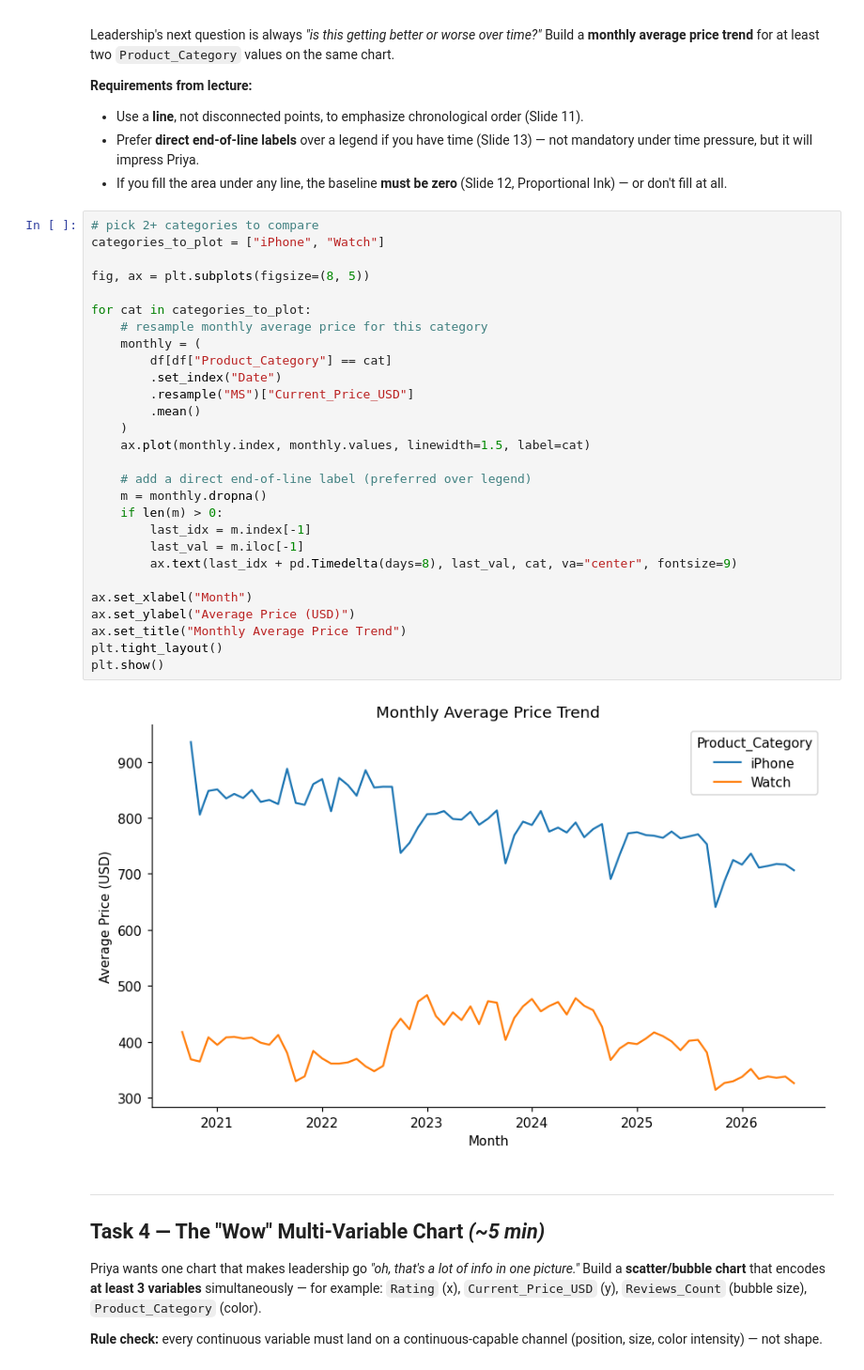
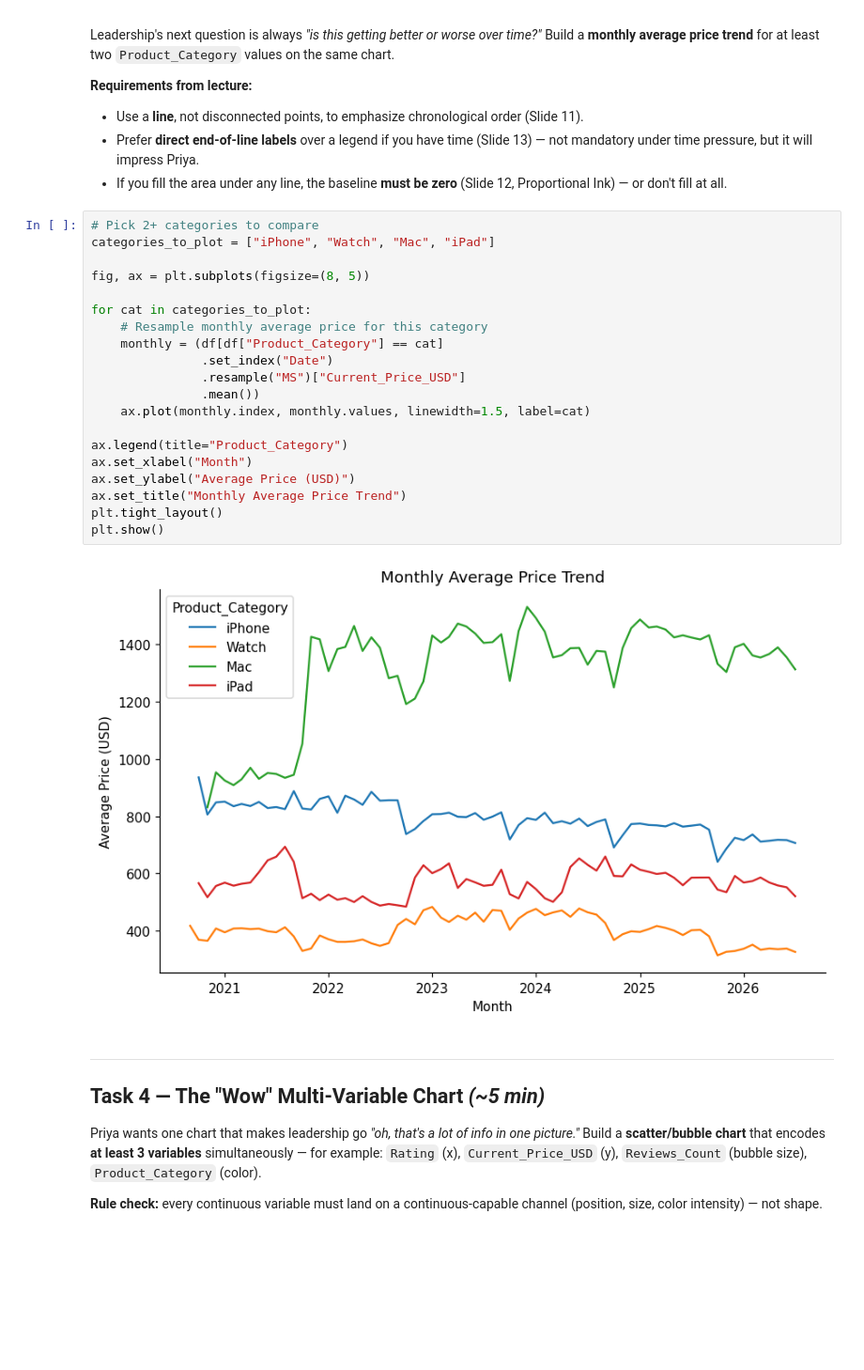
Before and after one commit to Gowda-Arjun/VDUI_Labs, a Jupyter notebook: ppt3-activity.ipynb, the cells around one changed output. Shown at 94% size. Drawn from its saved outputs; the diff is of its cells as text; blank space fills up the shorter version.

```diff
--- a/ppt3-activity.ipynb
+++ b/ppt3-activity.ipynb
@@ -123,35 +125,27 @@ same chart.
 - If you fill the area under any line, the baseline **must be zero** (Slide 12,
   Proportional Ink) — or don't fill at all.
 # %%
-# pick 2+ categories to compare
-categories_to_plot = ["iPhone", "Watch"]
+# Pick 2+ categories to compare
+categories_to_plot = ["iPhone", "Watch", "Mac", "iPad"]
 
 fig, ax = plt.subplots(figsize=(8, 5))
 
 for cat in categories_to_plot:
-    # resample monthly average price for this category
-    monthly = (
-        df[df["Product_Category"] == cat]
-        .set_index("Date")
-        .resample("MS")["Current_Price_USD"]
-        .mean()
-    )
+    # Resample monthly average price for this category
+    monthly = (df[df["Product_Category"] == cat]
+               .set_index("Date")
+               .resample("MS")["Current_Price_USD"]
+               .mean())
     ax.plot(monthly.index, monthly.values, linewidth=1.5, label=cat)
 
-    # add a direct end-of-line label (preferred over legend)
-    m = monthly.dropna()
-    if len(m) > 0:
-        last_idx = m.index[-1]
-        last_val = m.iloc[-1]
-        ax.text(last_idx + pd.Timedelta(days=8), last_val, cat, va="center", fontsize=9)
-
+ax.legend(title="Product_Category")
 ax.set_xlabel("Month")
 ax.set_ylabel("Average Price (USD)")
 ax.set_title("Monthly Average Price Trend")
 plt.tight_layout()
 plt.show()
 # %% [output]
-[figure, old version]
+[figure, new version]
 # %% [markdown]
 ---
 ## Task 4 — The "Wow" Multi-Variable Chart *(~5 min)*
```
Also changed, not shown: parts of 4 cells of this notebook, 4 other files.
